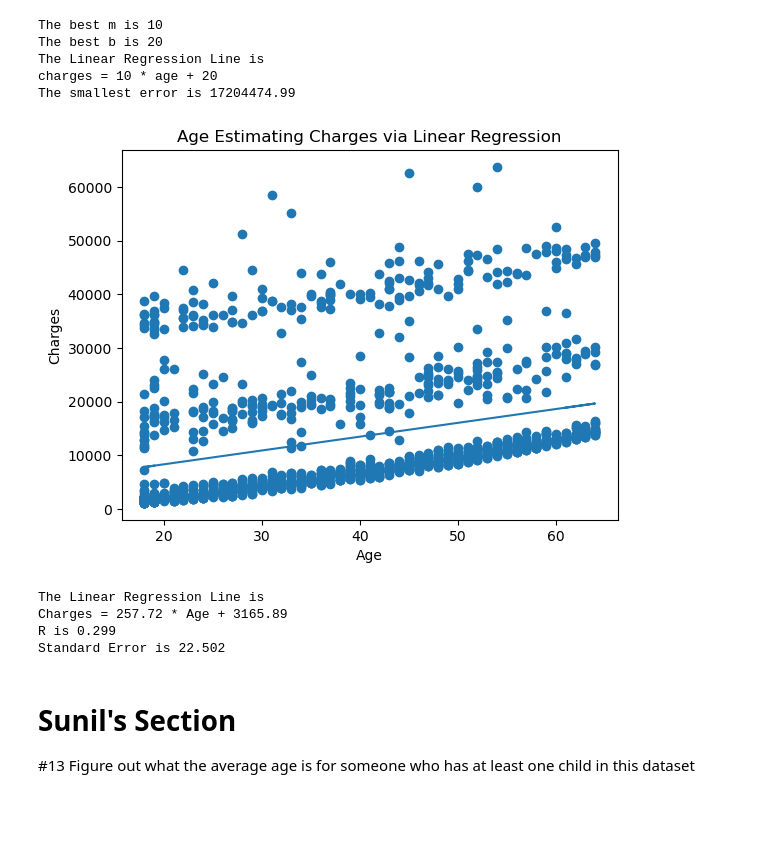
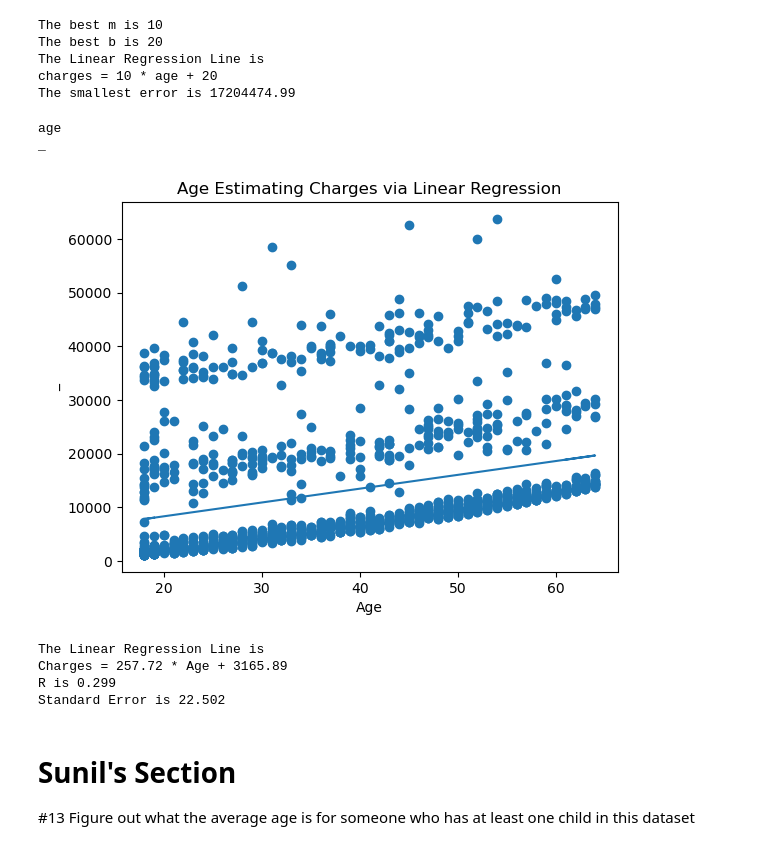
Before and after one commit to Data-Science-and-Analysts-Projects/us-medical-insurance, a Jupyter notebook: us-medical-insurance-costs.ipynb, the cells around one changed output. Saved outputs shown, nothing was run; the diff lists cells and outputs as text; code cells hidden in the pictures; blank space fills up the shorter version.

Commit message:
Updated Notebook
Added a print statement to the load data chunk to remove the long output.

Attempting some variable name functions.

```diff
--- a/us-medical-insurance-costs.ipynb
+++ b/us-medical-insurance-costs.ipynb
@@ -259,44 +244,59 @@ The smallest error is 17204474.99
 # TheJJSerg Changes
 # My Changes
 
+def get_variable_name(variable):
+    for name in globals():
+        if id(globals()[name]) == id(variable):
+            return name
+    for name in locals():
+        if id(locals()[name]) == id(variable):
+            return name
+    return None
 
+def simple_linear_regression(x, y):
 
-def simple_linear_regression(x, x_word, y = charges):
-
+    # Define the title of the variable
+    x_word = get_variable_name(x)
+    y_word = get_variable_name(y)
+    print(x_word)
+    print(y_word)
+    print("")
     # Define the following using linear regression
     slope, intercept, r, p, std_err = stats.linregress(x, y)
 
     # This function needs to be defined inside of the function for simple_linear_regression() to work
     def myfunc(x):
         return slope * x + intercept
 
     # Create a model
     model = list(map(myfunc, x))
 
     # Create a scatterplot and draw the linear regression line
     plt.scatter(x, y)
     plt.plot(x, model)
 
     # Label the graph
     plt.title(x_word.title() + " Estimating Charges via Linear Regression")
     plt.xlabel(x_word.title())
-    plt.ylabel("Charges")
+    plt.ylabel(y_word.title())
 
     # Outputs
     plt.show()
     print("The Linear Regression Line is ")
     print("Charges = " + str(round(slope, 2)) + " * " + str(x_word.title()) + " + " + str(round(intercept, 2)))
     print("R is " + str(round(r, 3)))
     print("Standard Error is " + str(round(std_err, 3)))
     return [slope, intercept, r, p, std_err]
 
-simple_linear_regression_age = simple_linear_regression(x = age, x_word = "age")
+simple_linear_regression_age = simple_linear_regression(x = age, y = charges)
 # %% [output]
+age
+_
-[figure, old version]
+[figure, new version]
-The Linear Regression Line is
-Charges = 257.72 * Age + 3165.89
-R is 0.299
-Standard Error is 22.502
+The Linear Regression Line is
+Charges = 257.72 * Age + 3165.89
+R is 0.299
+Standard Error is 22.502
 # %% [markdown]
 # Sunil's Section
 #13 Figure out what the average age is for someone who has at least one child in this dataset
```
Also changed, not shown: parts of 2 cells of this notebook.
